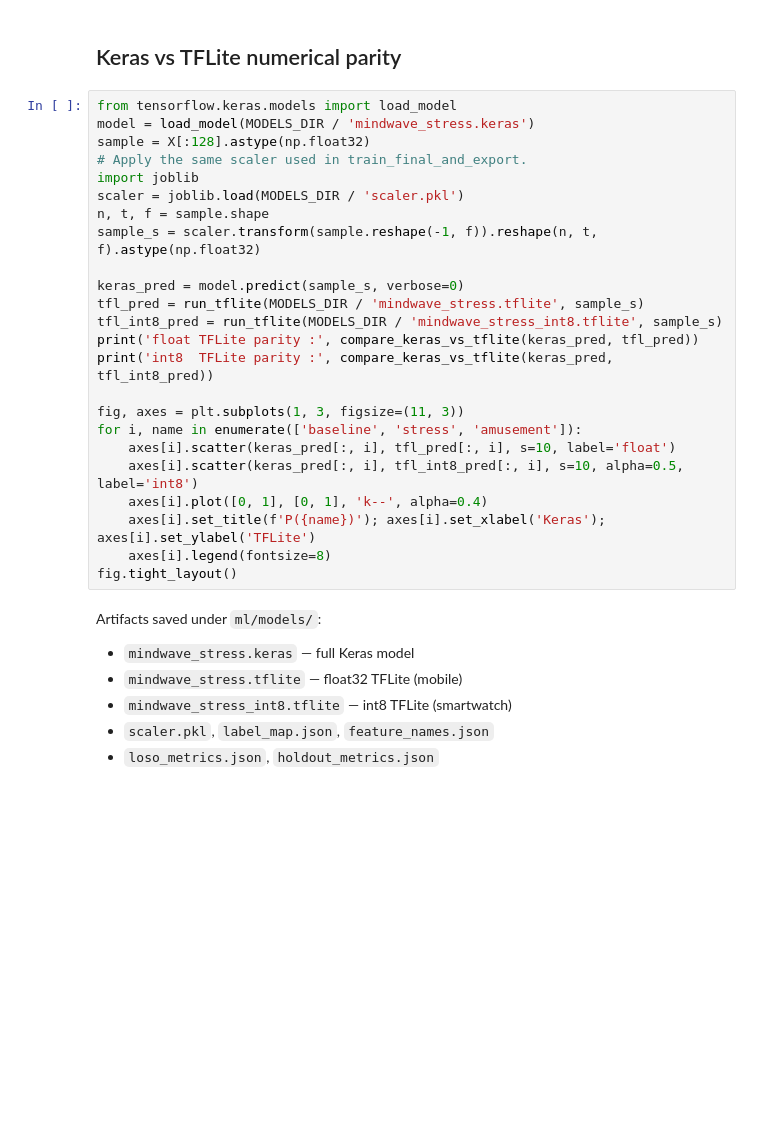
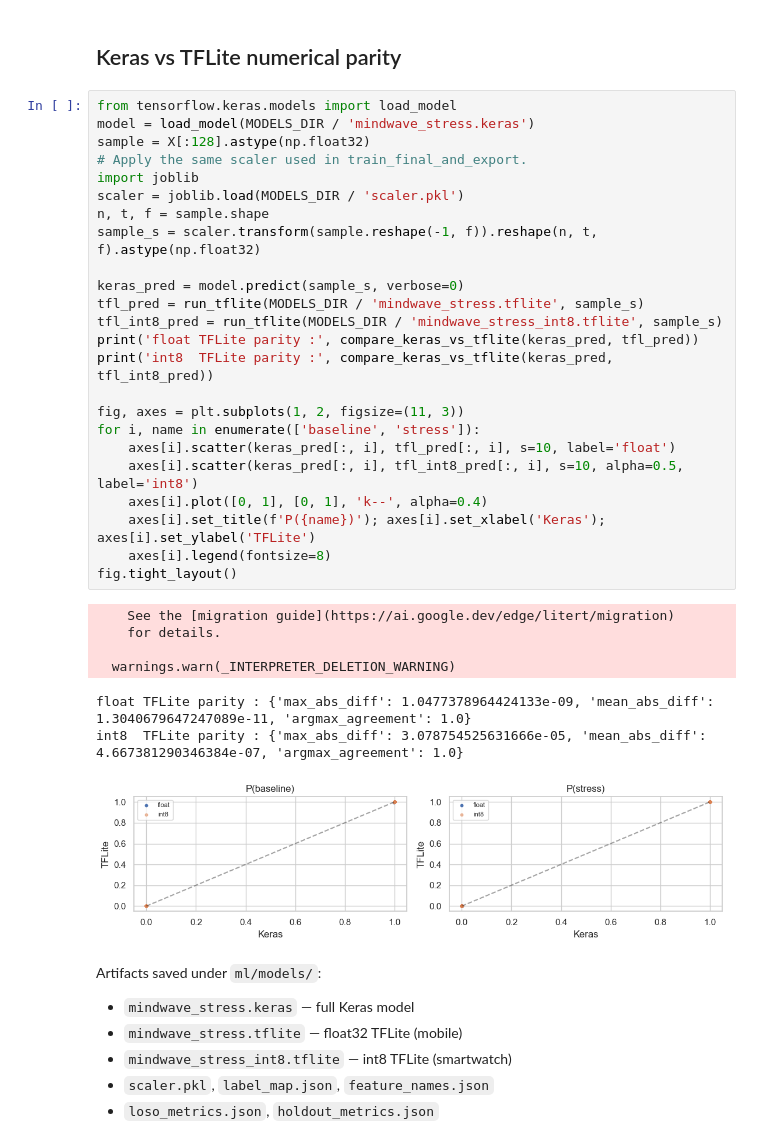
Before and after one commit to DaniPTRK/MindWave, a Jupyter notebook: ml/notebooks/03_model_training.ipynb, the cells around one changed output. Saved outputs shown, nothing was run; the diff lists cells and outputs as text; blank space fills up the shorter version.

```diff
--- a/ml/notebooks/03_model_training.ipynb
+++ b/ml/notebooks/03_model_training.ipynb
@@ -102,27 +253,35 @@ export_info
 # %%
 from tensorflow.keras.models import load_model
 model = load_model(MODELS_DIR / 'mindwave_stress.keras')
 sample = X[:128].astype(np.float32)
 # Apply the same scaler used in train_final_and_export.
 import joblib
 scaler = joblib.load(MODELS_DIR / 'scaler.pkl')
 n, t, f = sample.shape
 sample_s = scaler.transform(sample.reshape(-1, f)).reshape(n, t, f).astype(np.float32)
 
 keras_pred = model.predict(sample_s, verbose=0)
 tfl_pred = run_tflite(MODELS_DIR / 'mindwave_stress.tflite', sample_s)
 tfl_int8_pred = run_tflite(MODELS_DIR / 'mindwave_stress_int8.tflite', sample_s)
 print('float TFLite parity :', compare_keras_vs_tflite(keras_pred, tfl_pred))
 print('int8  TFLite parity :', compare_keras_vs_tflite(keras_pred, tfl_int8_pred))
 
-fig, axes = plt.subplots(1, 3, figsize=(11, 3))
-for i, name in enumerate(['baseline', 'stress', 'amusement']):
+fig, axes = plt.subplots(1, 2, figsize=(11, 3))
+for i, name in enumerate(['baseline', 'stress']):
     axes[i].scatter(keras_pred[:, i], tfl_pred[:, i], s=10, label='float')
     axes[i].scatter(keras_pred[:, i], tfl_int8_pred[:, i], s=10, alpha=0.5, label='int8')
     axes[i].plot([0, 1], [0, 1], 'k--', alpha=0.4)
     axes[i].set_title(f'P({name})'); axes[i].set_xlabel('Keras'); axes[i].set_ylabel('TFLite')
     axes[i].legend(fontsize=8)
 fig.tight_layout()
+# %% [output]
+    See the [migration guide](https://ai.google.dev/edge/litert/migration)
+    for details.
+
+  warnings.warn(_INTERPRETER_DELETION_WARNING)
+float TFLite parity : {'max_abs_diff': 1.0477378964424133e-09, 'mean_abs_diff': 1.3040679647247089e-11, 'argmax_agreement': 1.0}
+int8  TFLite parity : {'max_abs_diff': 3.078754525631666e-05, 'mean_abs_diff': 4.667381290346384e-07, 'argmax_agreement': 1.0}
+[figure, added]
 # %% [markdown]
 Artifacts saved under `ml/models/`:
 * `mindwave_stress.keras` — full Keras model
```
Also changed, not shown: parts of 9 cells of this notebook, 5 other files.
